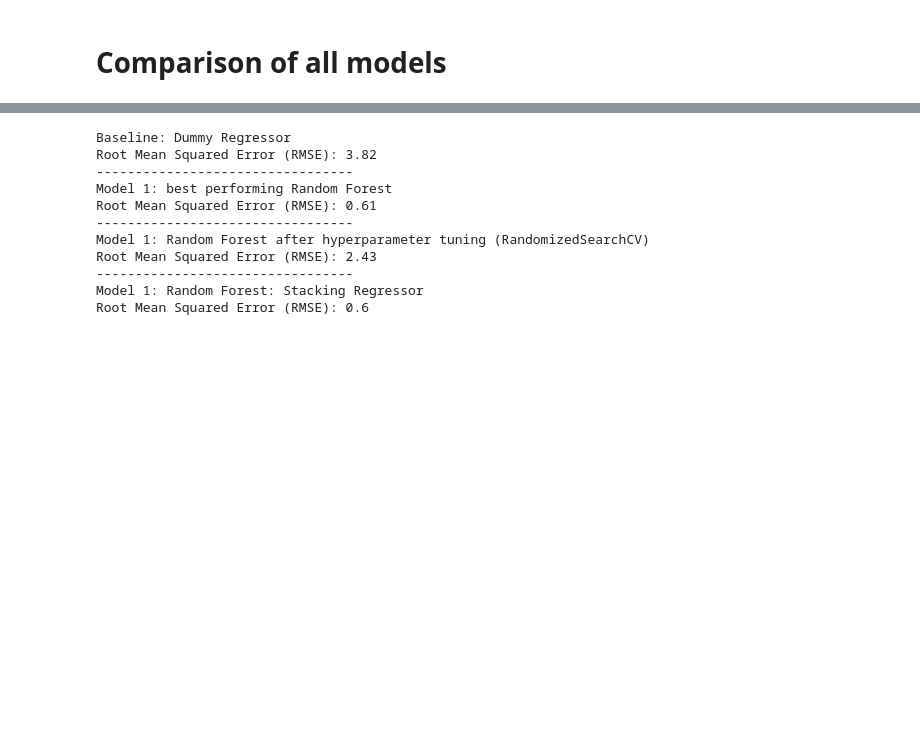
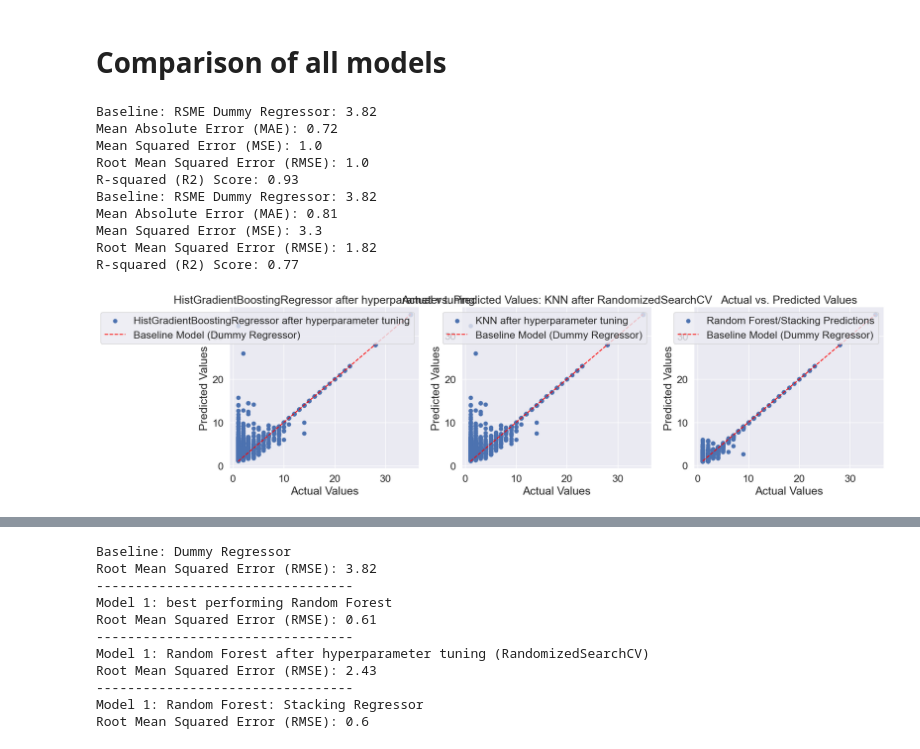
Before and after one commit to eigenaarti2/Ninja-Turtles, a Jupyter notebook: Baseline_new_start_drop_numerical.ipynb, the cells around one changed output, grey strips where cells are left out. Drawn from its saved outputs; the diff is of its cells as text; code cells hidden in the pictures; blank space fills up the shorter version.

```diff
--- a/Baseline_new_start_drop_numerical.ipynb
+++ b/Baseline_new_start_drop_numerical.ipynb
@@ -1141,3 +1193,61 @@ Model 6: HistGradientGBoost Regressor
 [figure]
 # %% [markdown]
 # Comparison of all models
+# %%
+import matplotlib.pyplot as plt
+
+# Create a figure with three subplots
+fig, axes = plt.subplots(1, 3, figsize=(18, 5))  # 1 row, 3 columns of subplots
+
+# Plot 1 - HistGradientBoostingRegressor
+axes[0].scatter(y_test, y_pred_test_knn_rs, label='HistGradientBoostingRegressor after hyperparameter tuning')
+axes[0].plot(baseline_line, baseline_line, color='red', linestyle='--', label='Baseline Model (Dummy Regressor)')
+axes[0].set_xlabel("Actual Values")
+axes[0].set_ylabel("Predicted Values")
+axes[0].set_title("HistGradientBoostingRegressor after hyperparameter tuning")
+
+# Add a subtitle using text
+subtitle_text1 = print_metrics(y_test, y_pred_hist_rs)  # Replace with your subtitle
+axes[0].text(0.5, 0.01, subtitle_text1, ha="center", fontsize=12, color="blue")
+
+axes[0].legend()
+
+# Plot 2 - KNN
+axes[1].scatter(y_test, y_pred_test_knn_rs, label='KNN after hyperparameter tuning')
+axes[1].plot(baseline_line, baseline_line, color='red', linestyle='--', label='Baseline Model (Dummy Regressor)')
+axes[1].set_xlabel("Actual Values")
+axes[1].set_ylabel("Predicted Values")
+axes[1].set_title("Actual vs. Predicted Values: KNN after RandomizedSearchCV")
+
+# Add a subtitle using text
+subtitle_text2 = print_metrics(y_test, y_pred_test_knn_rs)  # Replace with your subtitle
+axes[1].text(0.5, 0.01, subtitle_text2, ha="center", fontsize=12, color="blue")
+
+axes[1].legend()
+
+# Plot 3 - Stacking
+axes[2].scatter(y_test, y_pred_stacking, label='Random Forest/Stacking Predictions')
+axes[2].plot(baseline_line, baseline_line, color='red', linestyle='--', label='Baseline Model (Dummy Regressor)')
+axes[2].set_xlabel("Actual Values")
+axes[2].set_ylabel("Predicted Values")
+axes[2].set_title("Actual vs. Predicted Values")
+
+axes[2].legend()
+
+# Adjust spacing between subplots
+plt.tight_layout()
+
+# Show the combined plot
+plt.show()
+# %% [output]
+Baseline: RSME Dummy Regressor: 3.82
+Mean Absolute Error (MAE): 0.72
+Mean Squared Error (MSE): 1.0
+Root Mean Squared Error (RMSE): 1.0
+R-squared (R2) Score: 0.93
+Baseline: RSME Dummy Regressor: 3.82
+Mean Absolute Error (MAE): 0.81
+Mean Squared Error (MSE): 3.3
+Root Mean Squared Error (RMSE): 1.82
+R-squared (R2) Score: 0.77
+[figure, added]
```
Also changed, not shown: parts of 3 cells of this notebook, 3 other files.
